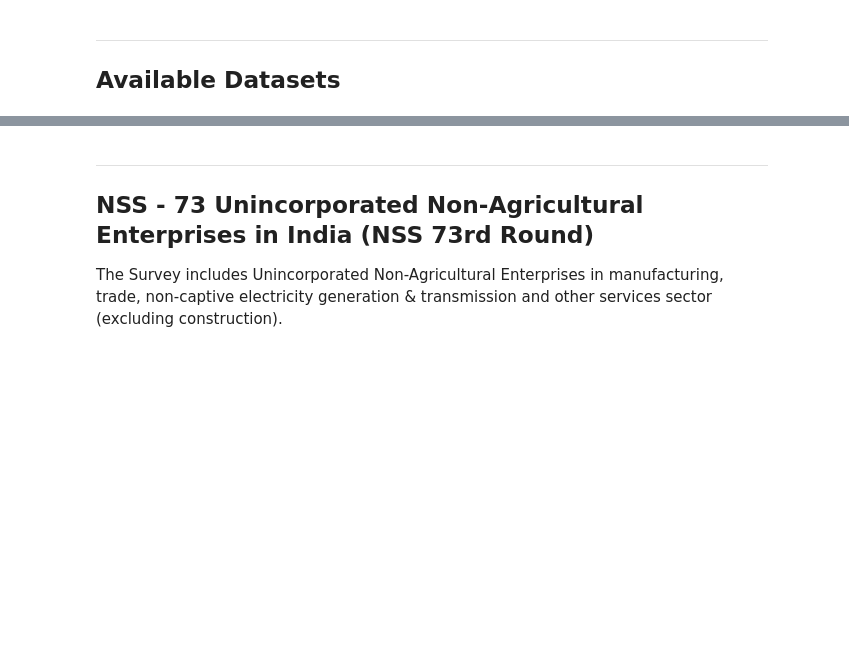
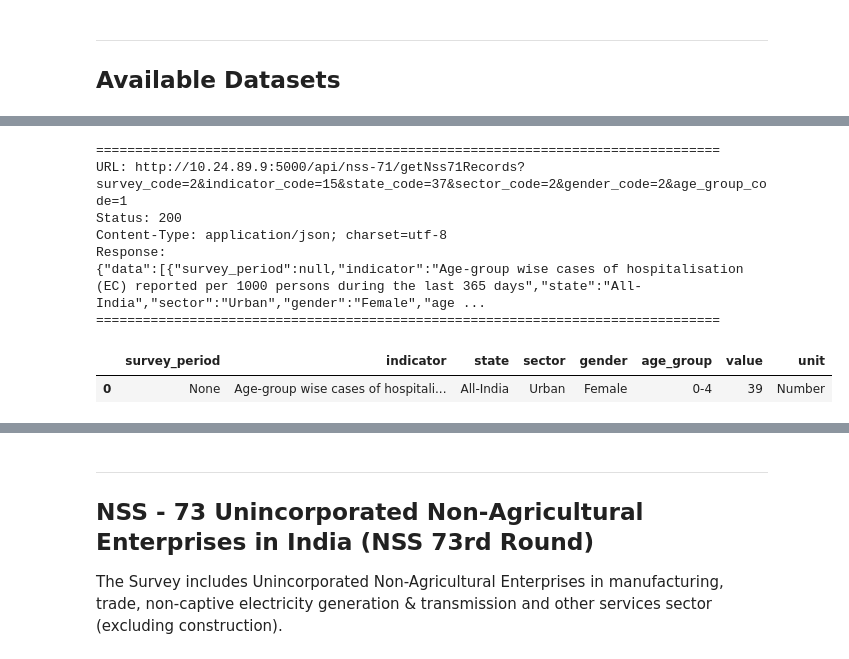
Before and after one commit to nso-india/mospi-esankhyiki, a Jupyter notebook: examples/esankhyiki_tutorial.ipynb, the cells around one changed output, grey strips where cells are left out. Drawn from its saved outputs; the diff is of its cells as text; code cells hidden in the pictures; blank space fills up the shorter version.

```diff
--- a/examples/esankhyiki_tutorial.ipynb
+++ b/examples/esankhyiki_tutorial.ipynb
@@ -37,0 +118,20 @@ esankhyiki.list_datasets(format="df")
+# %%
+# get data return full data according to filter
+esankhyiki.get_data("NSS71", {
+  "survey_code": 2,
+  "indicator_code": 15,
+  "state_code": 37,
+  "sector_code": 2,
+  "gender_code": 2,
+  "age_group_code":1,
+}, format="df")
+# %% [output]
+================================================================================
+URL: http://10.24.89.9:5000/api/nss-71/getNss71Records?survey_code=2&indicator_code=15&state_code=37&sector_code=2&gender_code=2&age_group_code=1
+Status: 200
+Content-Type: application/json; charset=utf-8
+Response:
+{"data":[{"survey_period":null,"indicator":"Age-group wise cases of hospitalisation (EC) reported per 1000 persons during the last 365 days","state":"All-India","sector":"Urban","gender":"Female","age ...
+================================================================================
+|  | survey_period | indicator | state | sector | gender | age_group | value | unit |
+| 0 | None | Age-group wise cases of hospitali... | All-India | Urban | Female | 0-4 | 39 | Number |
```
Also changed, not shown: parts of 50 cells of this notebook, 15 other files.
